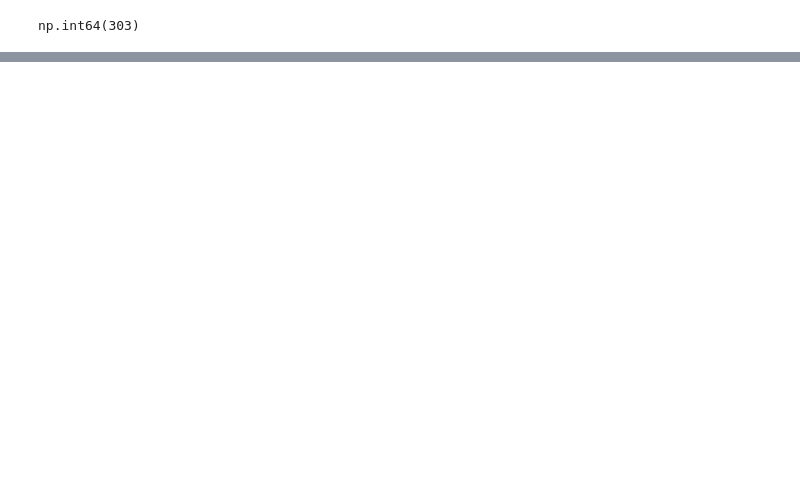
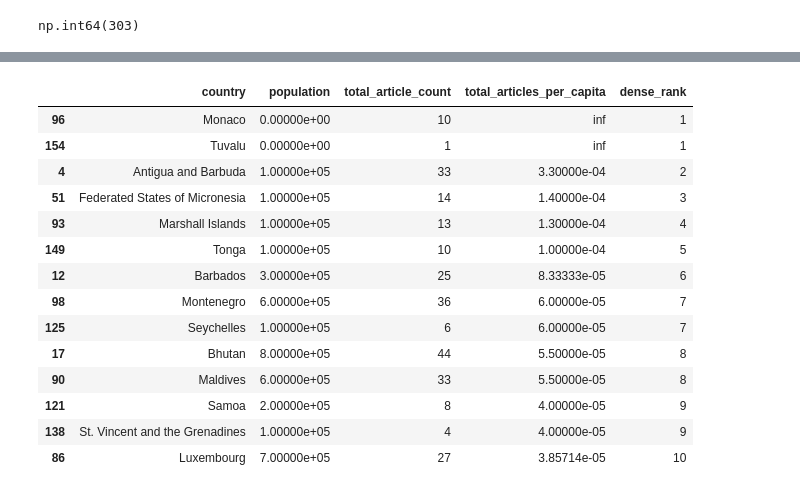
Before and after one commit to tchiang0/data-512-homework_2, a Jupyter notebook: hw2.ipynb, the cells around one changed output, grey strips where cells are left out. Cells and saved outputs as stored; diff of their text form; code cells hidden in the pictures; blank space fills up the shorter version.

```diff
--- a/hw2.ipynb
+++ b/hw2.ipynb
@@ -67,7 +71,9 @@ def request_pageinfo_per_article(article_title = None,
                                  endpoint_url = API_ENWIKIPEDIA_ENDPOINT,
                                  request_template = PAGEINFO_PARAMS_TEMPLATE,
                                  headers = REQUEST_HEADERS):
-
+    """
+    Get page info of each politian article
+    """
     # article title can be as a parameter to the call or in the request_template
     if article_title:
         request_template['titles'] = article_title
@@ -189,7 +180,9 @@ def request_ores_score_per_article(article_revid = None, email_address=None, acc
                                    request_data = ORES_REQUEST_DATA_TEMPLATE,
                                    header_format = REQUEST_HEADER_TEMPLATE,
                                    header_params = REQUEST_HEADER_PARAMS_TEMPLATE):
-
+    """
+    Get predicted score for each politician article
+    """
     #    Make sure we have an article revision id, email and token
     #    This approach prioritizes the parameters passed in when making the call
     if article_revid:
@@ -270,3 +268,10 @@ with open('lists.json', 'w') as outfile:
+# %%
+list_json = {}
+with open('lists.json', 'r') as infile:
+    list_json = json.load(infile)
+
+ARTICLE_REVISIONS = list_json['article_rev']
+ARTICLE_SCORES = list_json['article_score']
 # %%
 # score error rate: ratio of the number of articles for which you were not able to get a score divided by the total number of articles
 print(len(ARTICLE_SCORES))
@@ -692,0 +602,20 @@ high_quality_article_count_by_region_population_df.sort_values('high_quality_art
+# %%
+top_10_countries_by_coverage = article_count_per_country_population
+top_10_countries_by_coverage['dense_rank'] = top_10_countries_by_coverage['total_articles_per_capita'].rank(method='dense', ascending=False).astype(int)
+top_10_countries_by_coverage[top_10_countries_by_coverage['dense_rank'].between(1, 10)].sort_values('dense_rank')
+# %% [output]
+|  | country | population | total_article_count | total_articles_per_capita | dense_rank |
+| 96 | Monaco | 0.00000e+00 | 10 | inf | 1 |
+| 154 | Tuvalu | 0.00000e+00 | 1 | inf | 1 |
+| 4 | Antigua and Barbuda | 1.00000e+05 | 33 | 3.30000e-04 | 2 |
+| 51 | Federated States of Micronesia | 1.00000e+05 | 14 | 1.40000e-04 | 3 |
+| 93 | Marshall Islands | 1.00000e+05 | 13 | 1.30000e-04 | 4 |
+| 149 | Tonga | 1.00000e+05 | 10 | 1.00000e-04 | 5 |
+| 12 | Barbados | 3.00000e+05 | 25 | 8.33333e-05 | 6 |
+| 98 | Montenegro | 6.00000e+05 | 36 | 6.00000e-05 | 7 |
+| 125 | Seychelles | 1.00000e+05 | 6 | 6.00000e-05 | 7 |
+| 17 | Bhutan | 8.00000e+05 | 44 | 5.50000e-05 | 8 |
+| 90 | Maldives | 6.00000e+05 | 33 | 5.50000e-05 | 8 |
+| 121 | Samoa | 2.00000e+05 | 8 | 4.00000e-05 | 9 |
+| 138 | St. Vincent and the Grenadines | 1.00000e+05 | 4 | 4.00000e-05 | 9 |
+| 86 | Luxembourg | 7.00000e+05 | 27 | 3.85714e-05 | 10 |
```
Also changed, not shown: parts of 58 cells of this notebook.
